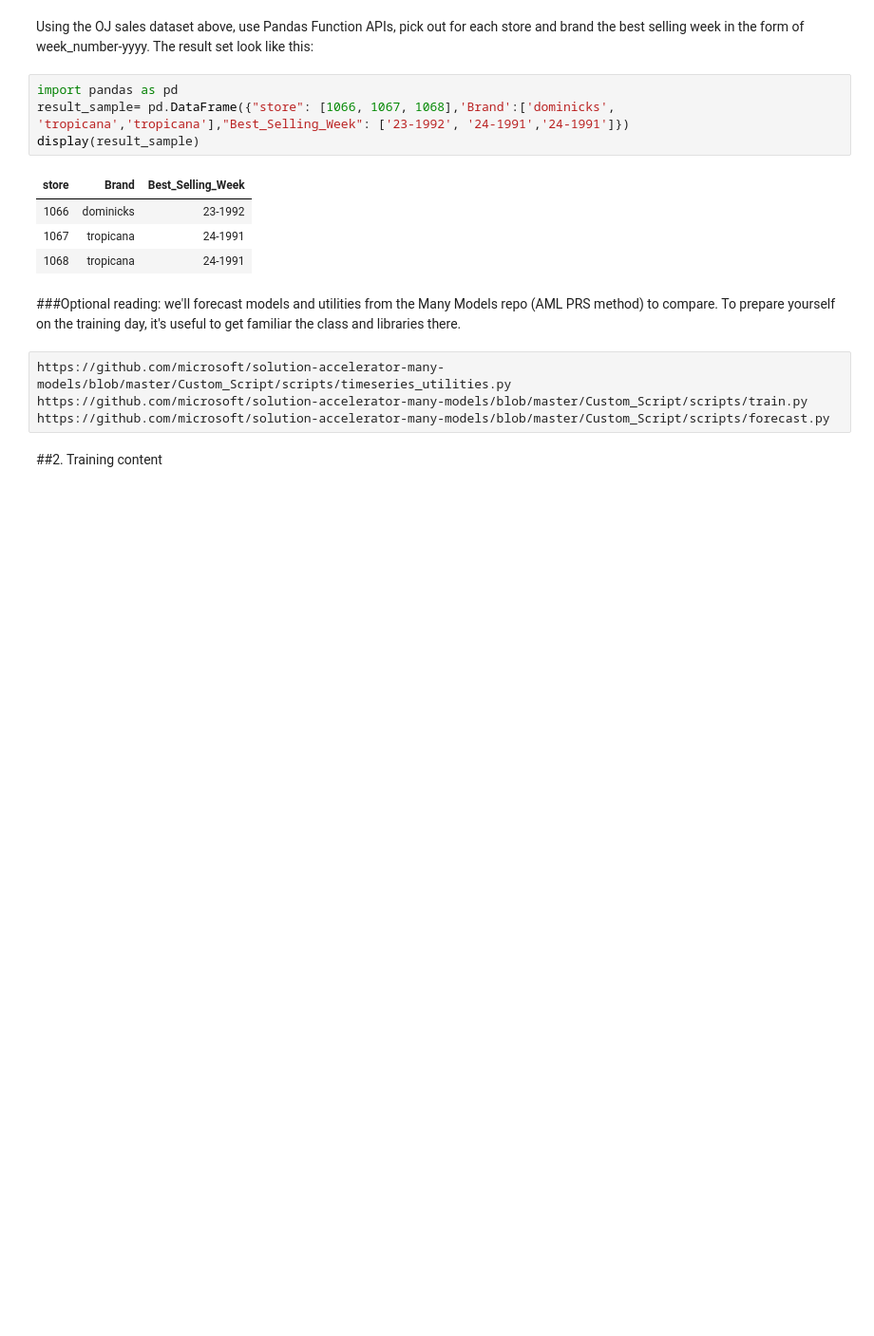
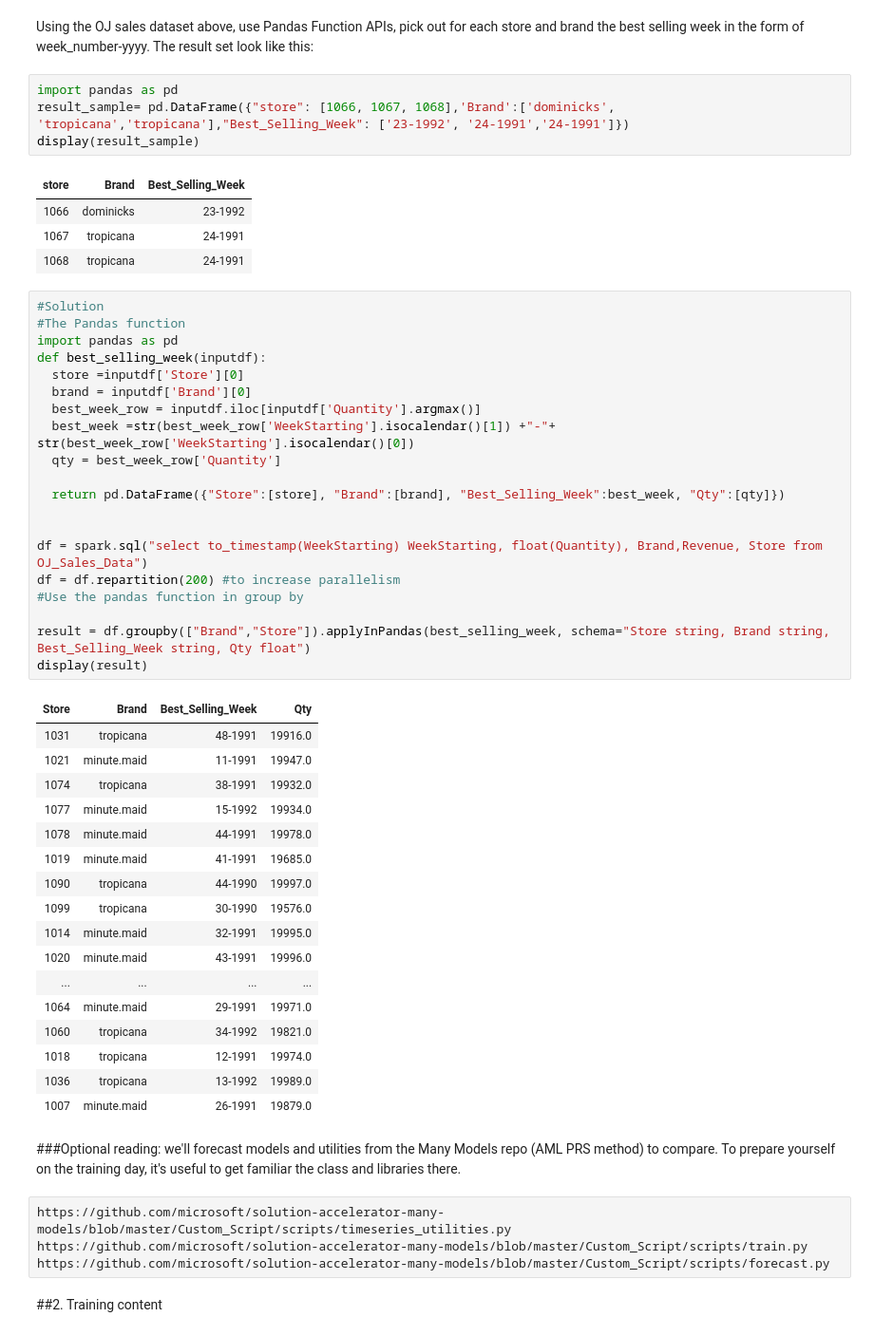
Before and after one commit to james-tn/Many-Models, a Jupyter notebook: code/many_models_spark.ipynb, the cells around one changed output. Shown: that part at 95% size. Cells and saved outputs as stored; diff of their text form; blank space fills up the shorter version.

```diff
--- a/code/many_models_spark.ipynb
+++ b/code/many_models_spark.ipynb
@@ -71,6 +71,44 @@ display(result_sample)
 | 1066 | dominicks | 23-1992 |
 | 1067 | tropicana | 24-1991 |
 | 1068 | tropicana | 24-1991 |
+# %%
+#Solution
+#The Pandas function
+import pandas as pd
+def best_selling_week(inputdf):
+  store =inputdf['Store'][0]
+  brand = inputdf['Brand'][0]
+  best_week_row = inputdf.iloc[inputdf['Quantity'].argmax()]
+  best_week =str(best_week_row['WeekStarting'].isocalendar()[1]) +"-"+ str(best_week_row['WeekStarting'].isocalendar()[0])
+  qty = best_week_row['Quantity']
+
+  return pd.DataFrame({"Store":[store], "Brand":[brand], "Best_Selling_Week":best_week, "Qty":[qty]})
+
+
+df = spark.sql("select to_timestamp(WeekStarting) WeekStarting, float(Quantity), Brand,Revenue, Store from OJ_Sales_Data")
+df = df.repartition(200) #to increase parallelism
+#Use the pandas function in group by
+
+result = df.groupby(["Brand","Store"]).applyInPandas(best_selling_week, schema="Store string, Brand string, Best_Selling_Week string, Qty float")
+display(result)
+# %% [output]
+| Store | Brand | Best_Selling_Week | Qty |
+| 1031 | tropicana | 48-1991 | 19916.0 |
+| 1021 | minute.maid | 11-1991 | 19947.0 |
+| 1074 | tropicana | 38-1991 | 19932.0 |
+| 1077 | minute.maid | 15-1992 | 19934.0 |
+| 1078 | minute.maid | 44-1991 | 19978.0 |
+| 1019 | minute.maid | 41-1991 | 19685.0 |
+| 1090 | tropicana | 44-1990 | 19997.0 |
+| 1099 | tropicana | 30-1990 | 19576.0 |
+| 1014 | minute.maid | 32-1991 | 19995.0 |
+| 1020 | minute.maid | 43-1991 | 19996.0 |
+| ... | ... | ... | ... |
+| 1064 | minute.maid | 29-1991 | 19971.0 |
+| 1060 | tropicana | 34-1992 | 19821.0 |
+| 1018 | tropicana | 12-1991 | 19974.0 |
+| 1036 | tropicana | 13-1992 | 19989.0 |
+| 1007 | minute.maid | 26-1991 | 19879.0 |
 # %% [markdown]
 ###Optional reading: we'll forecast models and utilities from the Many Models repo (AML PRS method) to compare. To prepare yourself on the training day, it's useful to get familiar the class and libraries there.
 # %%
```
Also changed, not shown: parts of 7 cells of this notebook.
